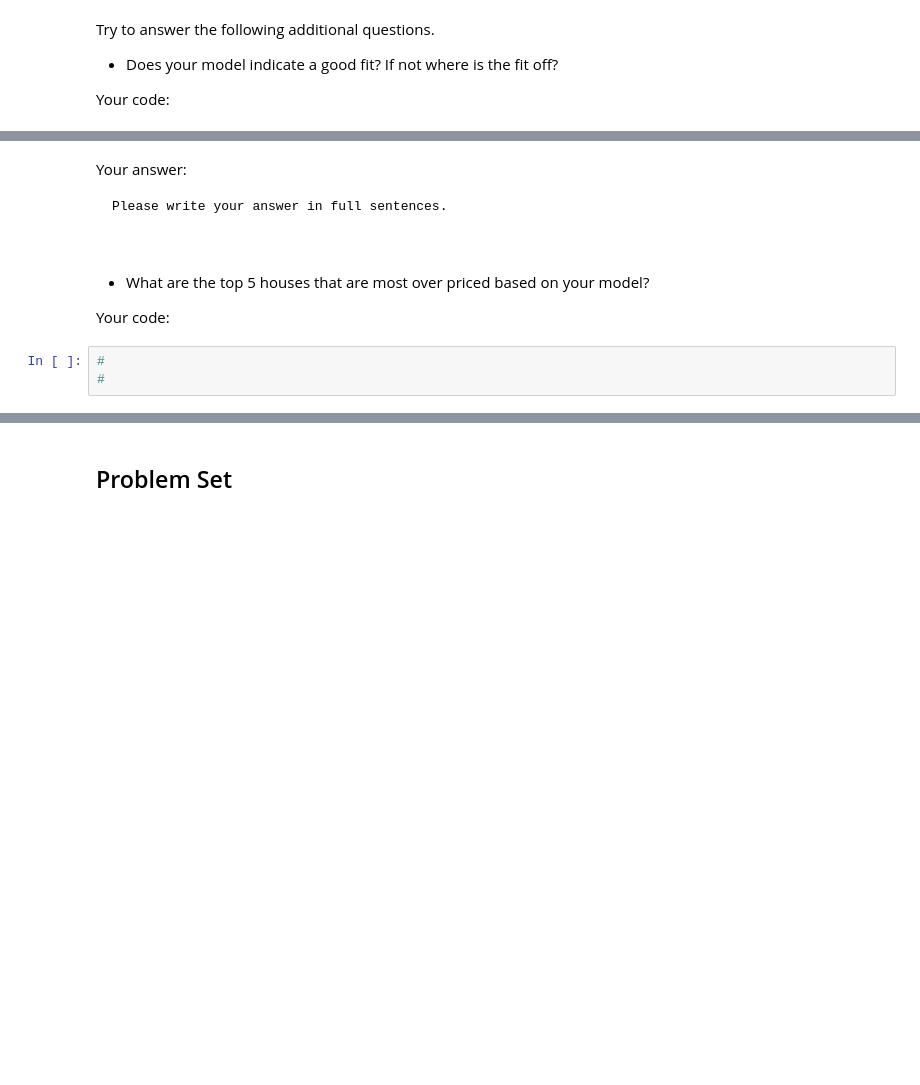
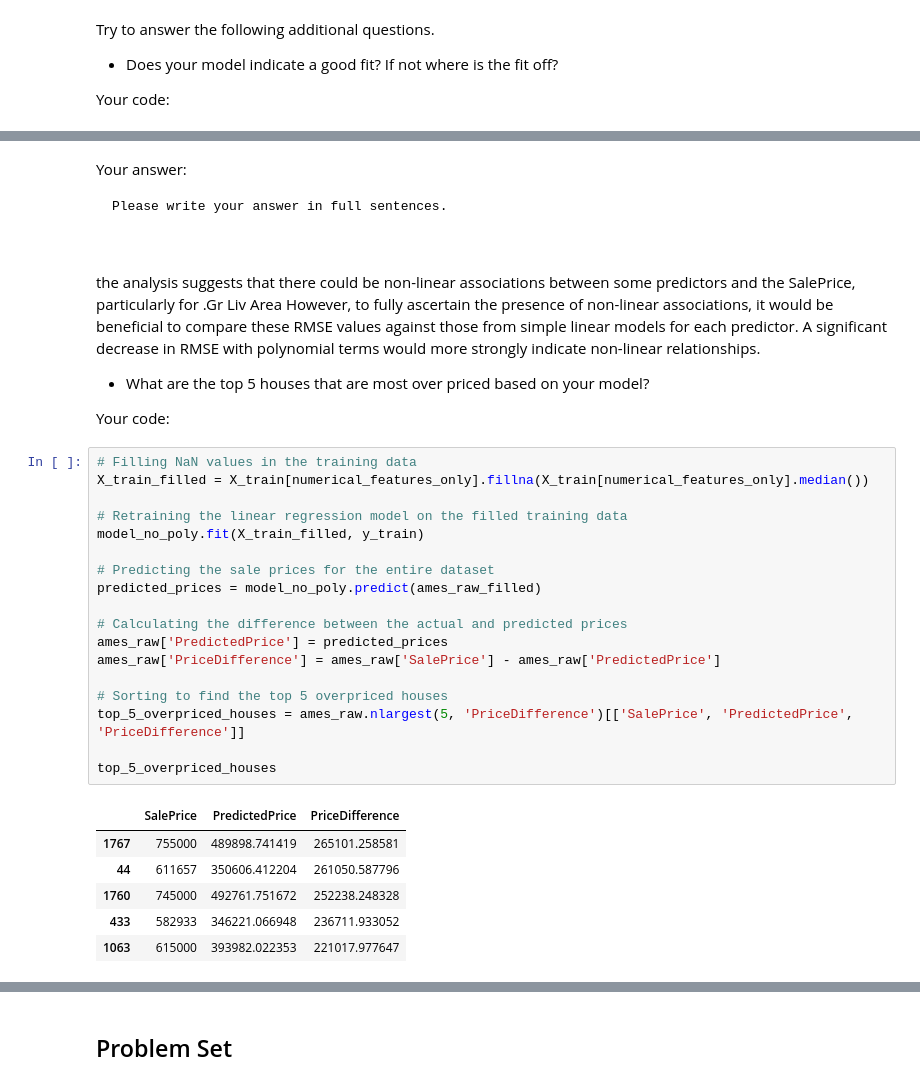
Before and after one commit to BU-MSSP-Classroom/ma679-spring2024-01-linear-regression-Allenlovemia, a Jupyter notebook: Ch3_Regression_Python.ipynb, the cells around one changed output, grey strips where cells are left out. Drawn from its saved outputs; the diff is of its cells as text; blank space fills up the shorter version.

```diff
--- a/Ch3_Regression_Python.ipynb
+++ b/Ch3_Regression_Python.ipynb
@@ -627,13 +762,37 @@ Please write your answer in full sentences.
 
 
 ~~~
+the analysis suggests that there could be non-linear associations between some predictors and the SalePrice, particularly for .Gr Liv Area
+However, to fully ascertain the presence of non-linear associations, it would be beneficial to compare these RMSE values against those from simple linear models for each predictor. A significant decrease in RMSE with polynomial terms would more strongly indicate non-linear relationships.
 
 - What are the top 5 houses that are most over priced based on your model?
 
 Your code:
-# %%
-#
-#
+# %%
+# Filling NaN values in the training data
+X_train_filled = X_train[numerical_features_only].fillna(X_train[numerical_features_only].median())
+
+# Retraining the linear regression model on the filled training data
+model_no_poly.fit(X_train_filled, y_train)
+
+# Predicting the sale prices for the entire dataset
+predicted_prices = model_no_poly.predict(ames_raw_filled)
+
+# Calculating the difference between the actual and predicted prices
+ames_raw['PredictedPrice'] = predicted_prices
+ames_raw['PriceDifference'] = ames_raw['SalePrice'] - ames_raw['PredictedPrice']
+
+# Sorting to find the top 5 overpriced houses
+top_5_overpriced_houses = ames_raw.nlargest(5, 'PriceDifference')[['SalePrice', 'PredictedPrice', 'PriceDifference']]
+
+top_5_overpriced_houses
+# %% [output]
+|  | SalePrice | PredictedPrice | PriceDifference |
+| 1767 | 755000 | 489898.741419 | 265101.258581 |
+| 44 | 611657 | 350606.412204 | 261050.587796 |
+| 1760 | 745000 | 492761.751672 | 252238.248328 |
+| 433 | 582933 | 346221.066948 | 236711.933052 |
+| 1063 | 615000 | 393982.022353 | 221017.977647 |
 # %% [markdown]
 Your answer:
 
```
Also changed, not shown: parts of 22 cells of this notebook.
